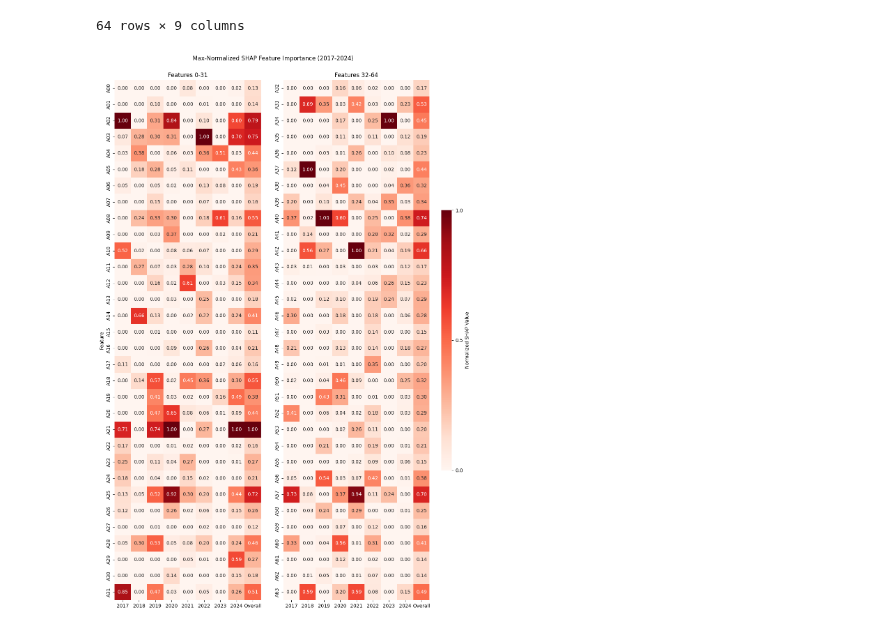
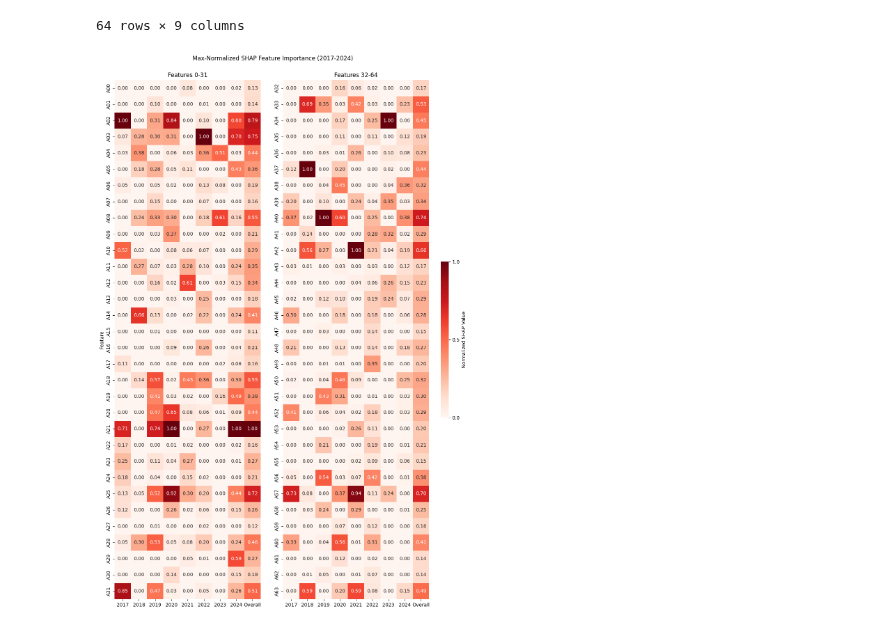
Before and after one commit to Amoreno73/wnv_embeddings, a Jupyter notebook: notebooks/shap-ranking.ipynb, the cells around one changed output. Cells and saved outputs as stored; diff of their text form; code cells hidden in the pictures.

```diff
--- a/notebooks/shap-ranking.ipynb
+++ b/notebooks/shap-ranking.ipynb
@@ -428,29 +431,31 @@ df_2 = df_save.iloc[half:,:]
 # %%
 # this is the heatmap, along with the added column at the end.
 
 plt.rcParams.update({'font.size': 10})
 fig, axes = plt.subplots(1, 2, figsize=(12, 16), gridspec_kw={'width_ratios': [1, 1]})
 
 plt.subplots_adjust(wspace=-0.4, hspace=0)
 
 sns.heatmap(df_1, ax=axes[0], cmap="Reds", annot=True, fmt=".2f", square=True, cbar=False).set_title("Features 0-31")
 sns.heatmap(df_2, ax=axes[1], cmap="Reds",
-            annot=True, fmt=".2f", square=True,
-            cbar_kws={"shrink": 0.5, "aspect": 25}).set_title("Features 32-64")
+            annot=True, fmt=".2f", square=True, #reduce legend size a bit
+            cbar_kws={"shrink": 0.3, "aspect": 20}).set_title("Features 32-64")
 axes[1].set_ylabel(None)
 
 axes[0].tick_params(axis="x",labelsize=10, rotation=0)
 axes[1].tick_params(axis="x",labelsize=10, rotation=0)
 
 cbar = axes[1].collections[0].colorbar
 cbar.set_ticks([0,0.5,1])
 cbar.set_label("Normalized SHAP Value")
 
 fig.suptitle("Max-Normalized SHAP Feature Importance (2017-2024)", y=1)
 plt.tight_layout()
-plt.show()
+# plt.show()
+
+plt.savefig("Max-Normalized SHAP Feature Importance (2017-2024)")
 
 # smaller legend, and add label "Mean Normalized SHAP Value" to legend
 # one png with the two subplots
 # %% [output]
-[figure, old version]
+[figure, new version]
```
Also changed, not shown: parts of 9 cells of this notebook, 1 other file.
